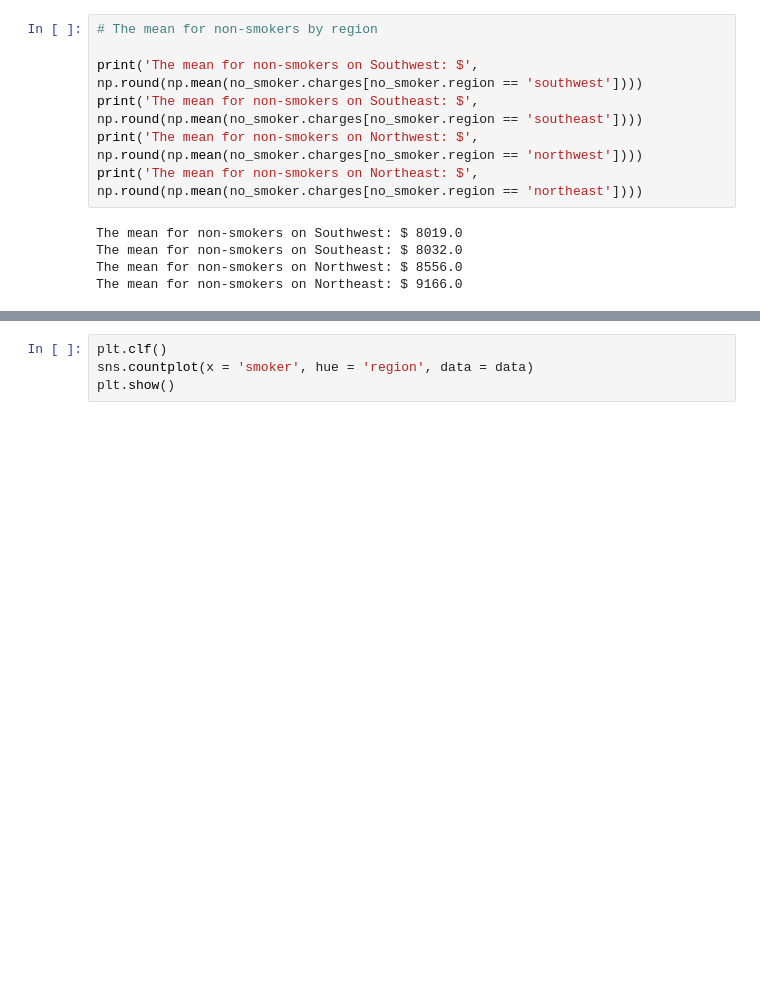
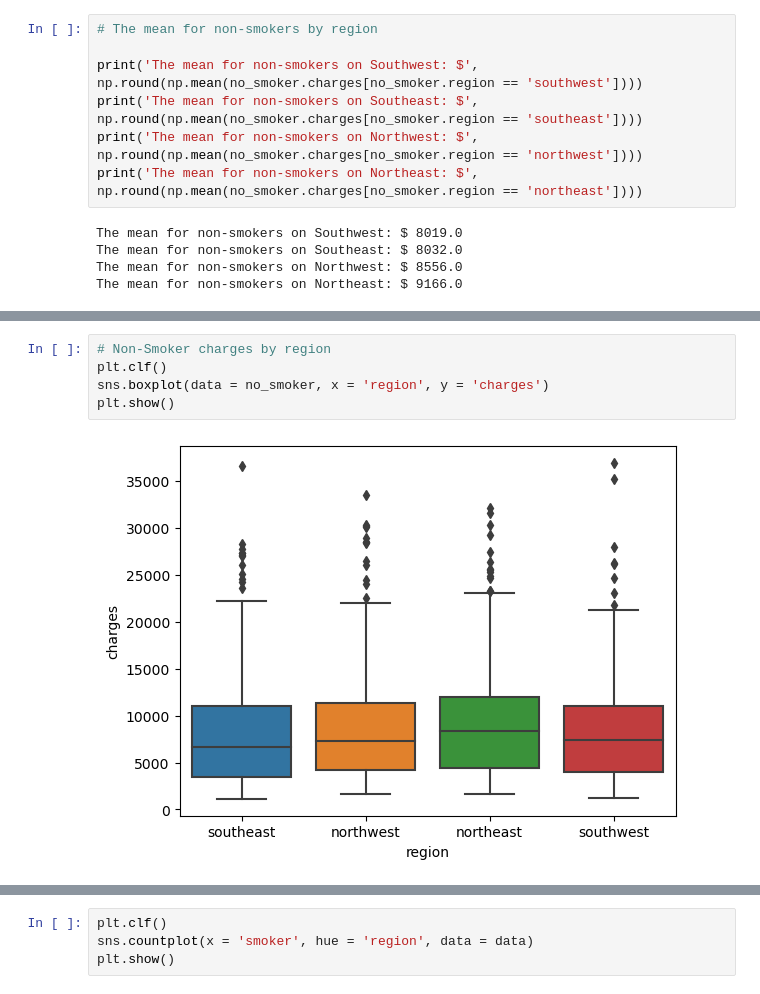
Before and after one commit to cacaprog/learning-projects, a Jupyter notebook: us-medical-insurance-cost/us-medical-insurance-costs.ipynb, the cells around one changed output, grey strips where cells are left out. Saved outputs shown, nothing was run; the diff lists cells and outputs as text; blank space fills up the shorter version.

```diff
--- a/us-medical-insurance-cost/us-medical-insurance-costs.ipynb
+++ b/us-medical-insurance-cost/us-medical-insurance-costs.ipynb
@@ -124,0 +132,7 @@ The mean for non-smokers on Northeast: $ 9166.0
+# %%
+# Non-Smoker charges by region
+plt.clf()
+sns.boxplot(data = no_smoker, x = 'region', y = 'charges')
+plt.show()
+# %% [output]
+[figure, added]
```
Also changed, not shown: parts of 20 cells of this notebook, 1 other file.
